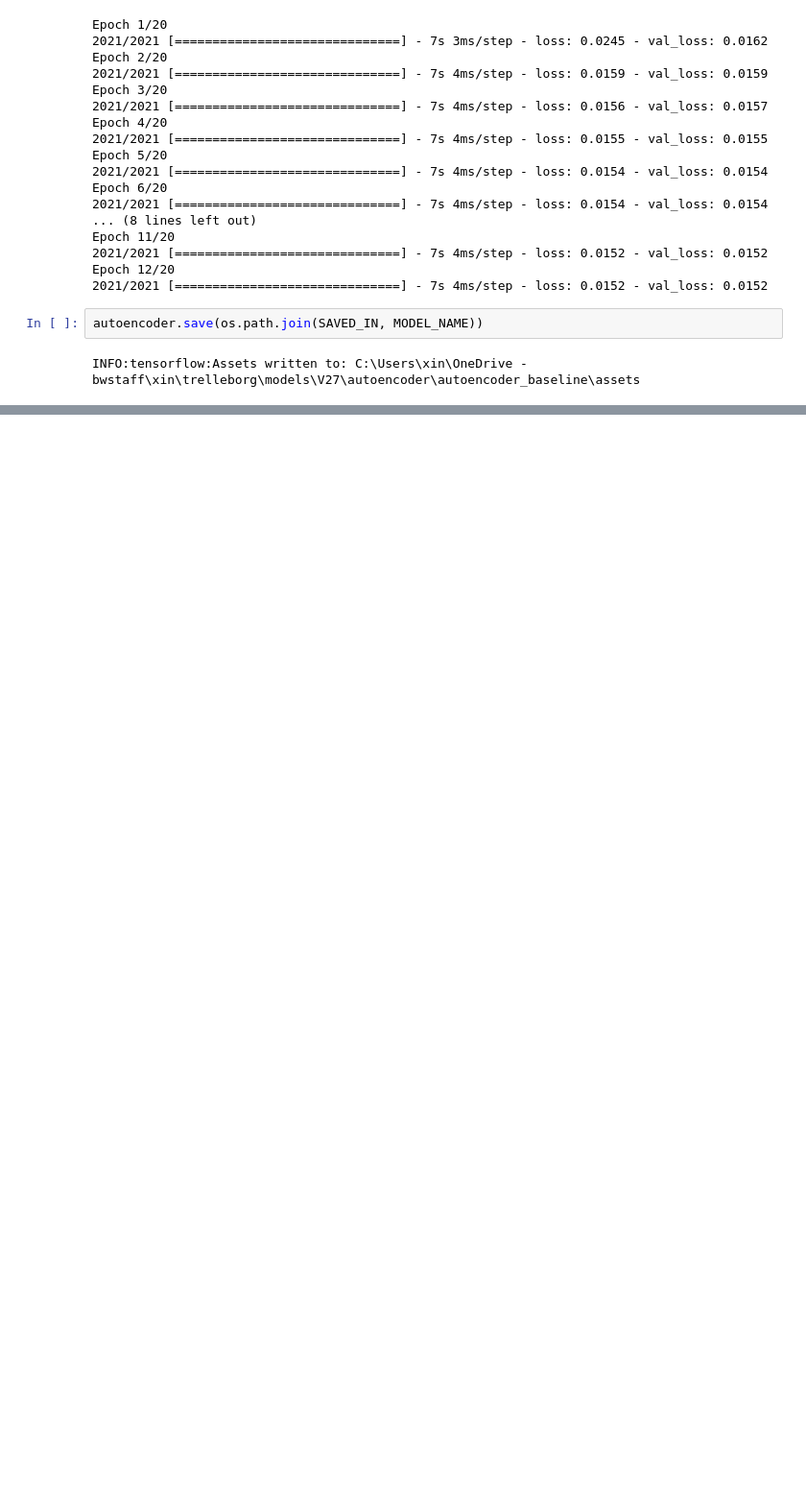
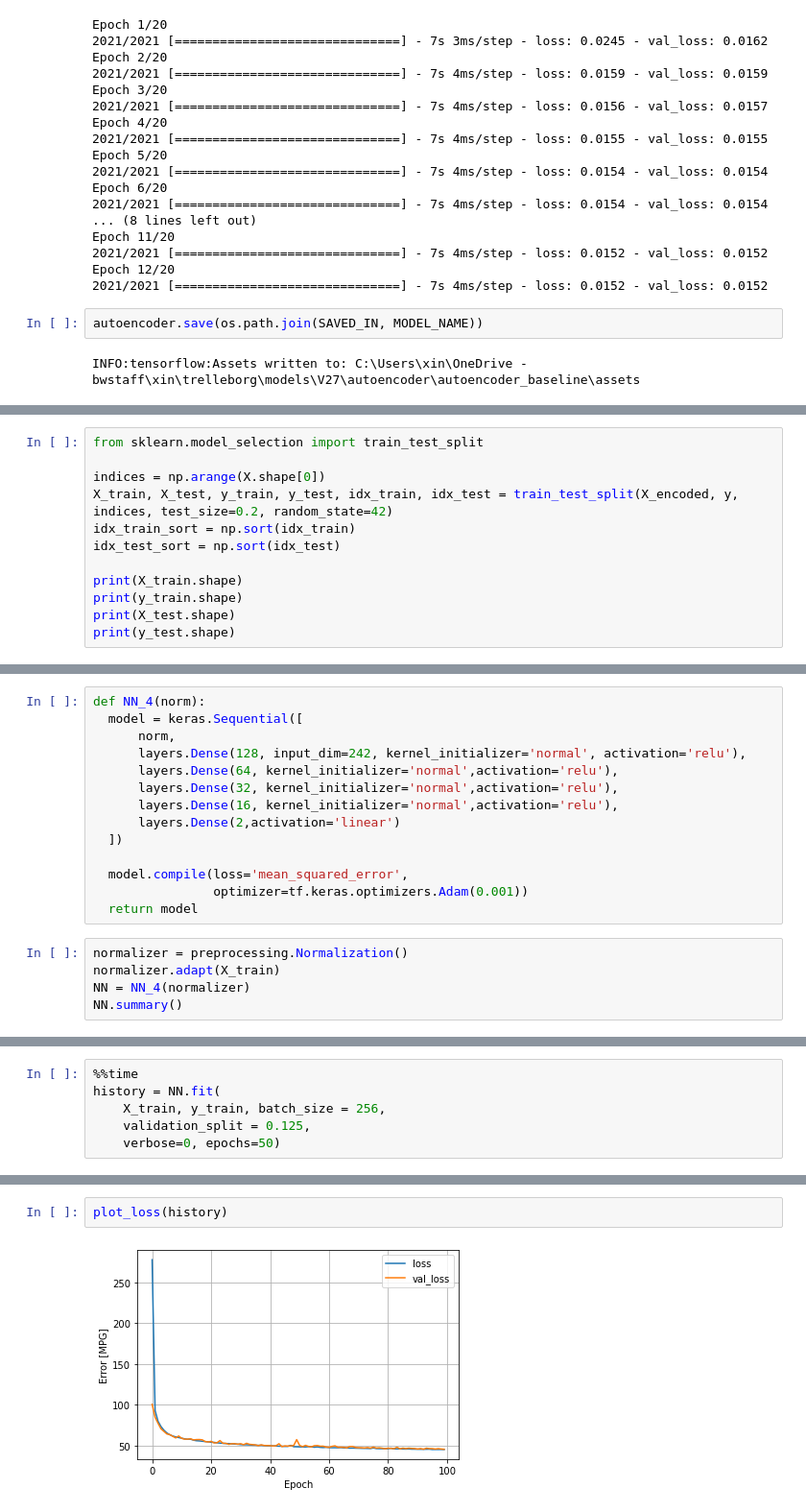
Before and after one commit to chen-xin-94/trelleborg, a Jupyter notebook: scripts/training/V27/Autoencoder.ipynb, the cells around one changed output, grey strips where cells are left out. Shown: that part at 96% size. Saved outputs shown, nothing was run; the diff lists cells and outputs as text; blank space fills up the shorter version.

```diff
--- a/scripts/training/V27/Autoencoder.ipynb
+++ b/scripts/training/V27/Autoencoder.ipynb
@@ -366,0 +455,12 @@ plt.show()
+# %%
+from sklearn.model_selection import train_test_split
+
+indices = np.arange(X.shape[0])
+X_train, X_test, y_train, y_test, idx_train, idx_test = train_test_split(X_encoded, y, indices, test_size=0.2, random_state=42)
+idx_train_sort = np.sort(idx_train)
+idx_test_sort = np.sort(idx_test)
+
+print(X_train.shape)
+print(y_train.shape)
+print(X_test.shape)
+print(y_test.shape)
@@ -366,0 +480,19 @@ plt.show()
+# %%
+def NN_4(norm):
+  model = keras.Sequential([
+      norm,
+      layers.Dense(128, input_dim=242, kernel_initializer='normal', activation='relu'),
+      layers.Dense(64, kernel_initializer='normal',activation='relu'),
+      layers.Dense(32, kernel_initializer='normal',activation='relu'),
+      layers.Dense(16, kernel_initializer='normal',activation='relu'),
+      layers.Dense(2,activation='linear')
+  ])
+
+  model.compile(loss='mean_squared_error',
+                optimizer=tf.keras.optimizers.Adam(0.001))
+  return model
+# %%
+normalizer = preprocessing.Normalization()
+normalizer.adapt(X_train)
+NN = NN_4(normalizer)
+NN.summary()
@@ -366,0 +520,6 @@ plt.show()
+# %%
+%%time
+history = NN.fit(
+    X_train, y_train, batch_size = 256,
+    validation_split = 0.125,
+    verbose=0, epochs=50)
@@ -366,0 +528,4 @@ plt.show()
+# %%
+plot_loss(history)
+# %% [output]
+[figure, added]
```
Also changed, not shown: parts of 38 cells of this notebook.
